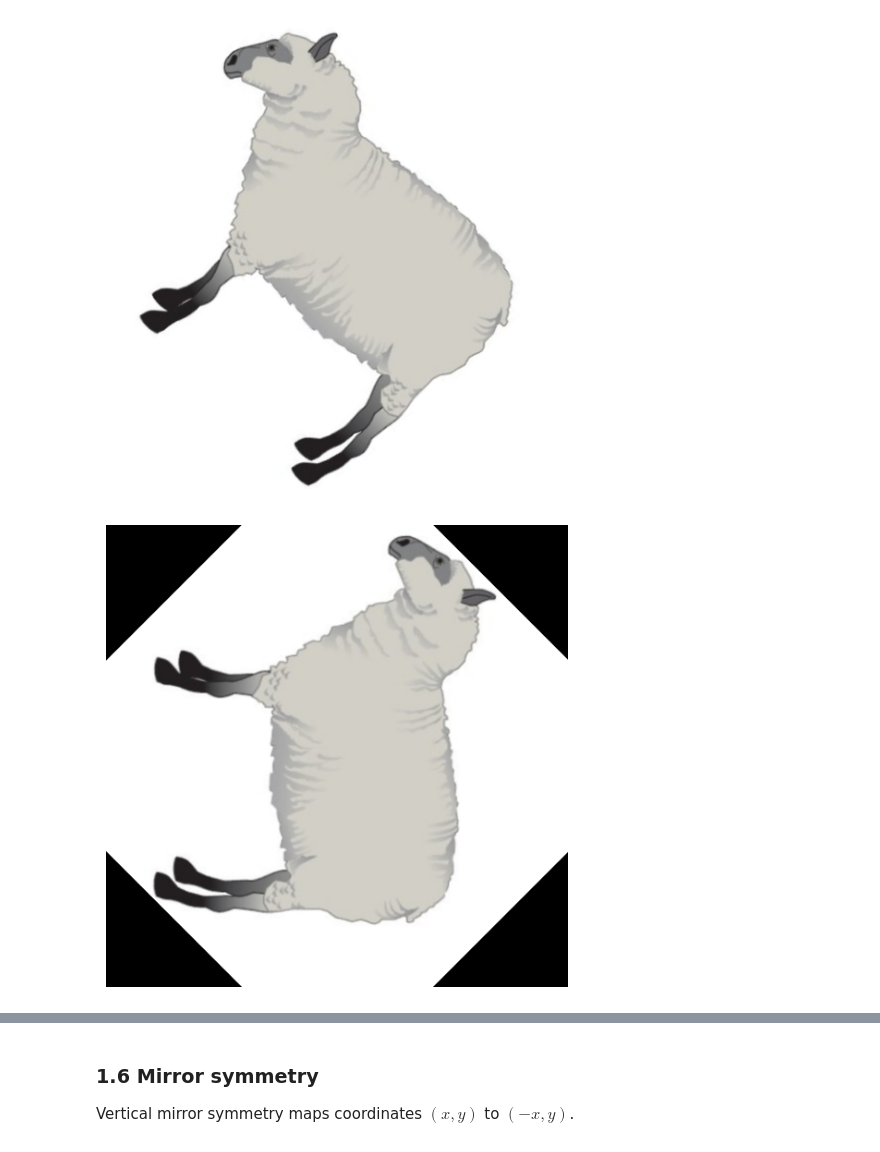
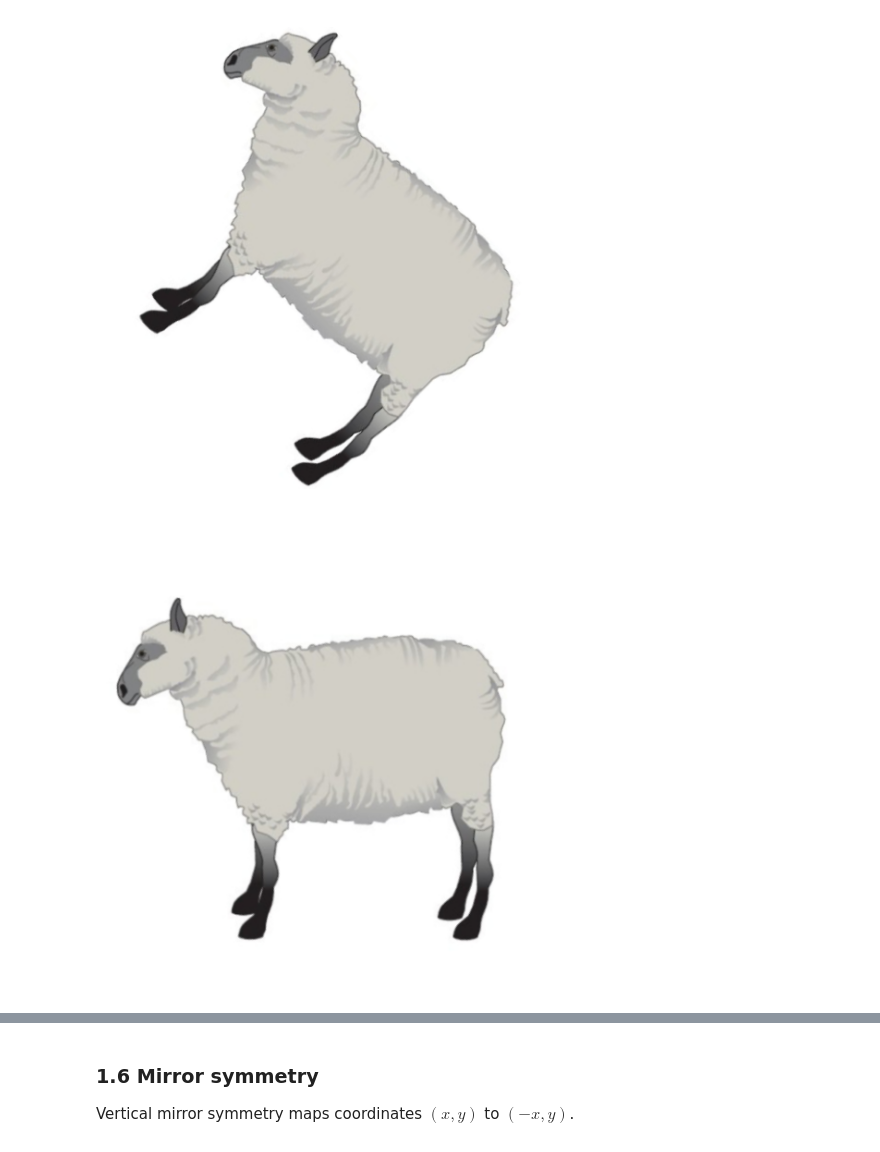
Before and after one commit to Oleksii-Lasiichuk/la_lab_1_transformation_matrices, a Jupyter notebook: LA_Lab_1_template_2026.ipynb, the cells around one changed output, grey strips where cells are left out. Drawn from its saved outputs; the diff is of its cells as text; code cells hidden in the pictures.

```diff
--- a/LA_Lab_1_template_2026.ipynb
+++ b/LA_Lab_1_template_2026.ipynb
@@ -495,12 +682,14 @@ cv2_imshow(rotated_img)
 # %%
 ##### YOUR CODE STARTS #####
 h, w = rotated_img.shape[:2]
 center = (w / 2, h / 2)
-M_restore = cv.getRotationMatrix2D(center, -45, 1.0)
+# OpenCV's positive angle corresponds to counter-clockwise rotation, so we use 45 instead of -45
+M_restore = cv.getRotationMatrix2D(center, 45, 1.0)
 restored_img = cv.warpAffine(rotated_img, M_restore, (500, 500),
-                              flags=cv.INTER_LINEAR, borderMode=cv.BORDER_CONSTANT)
+                              flags=cv.INTER_LINEAR, borderMode=cv.BORDER_CONSTANT,
+                              borderValue=(255, 255, 255))
 ##### YOUR CODE ENDS #####
 
 cv2_imshow(restored_img)
 # %% [output]
-[figure, old version]
+[figure, new version]
```
Also changed, not shown: parts of 37 cells of this notebook.
